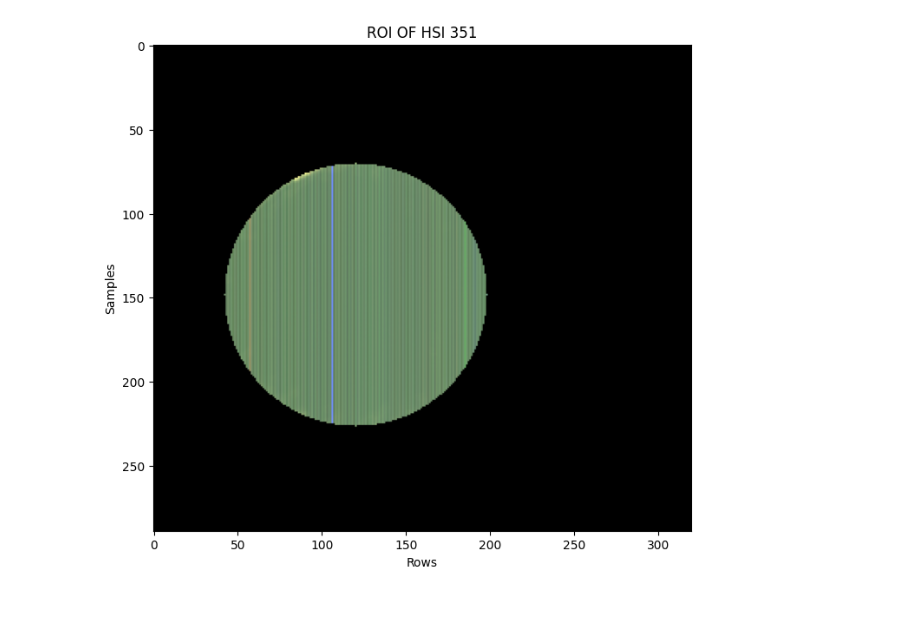
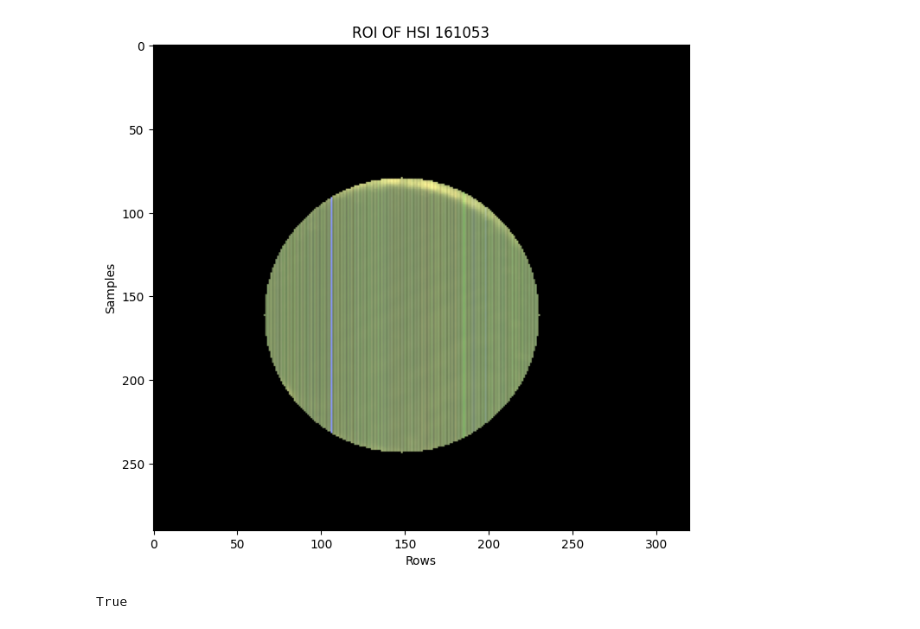
Before and after one commit to gabisilvas/IC_2025, a Jupyter notebook: Ic2025/notebooks/ler_imagem.ipynb, the cells around one changed output. Drawn from its saved outputs; the diff is of its cells as text; code cells hidden in the pictures.

```diff
--- a/Ic2025/notebooks/ler_imagem.ipynb
+++ b/Ic2025/notebooks/ler_imagem.ipynb
@@ -4,39 +4,41 @@ import cv2
 import numpy as np
 import matplotlib.pyplot as plt
 
-caminho =  r"C:\Users\LucAA\Documents\GitHub\IC_2025\Ic2025\data_processed\351_1_240506-160920.hdr"
+caminho =  r"C:\Users\LucAA\Documents\GitHub\IC_2025\Ic2025\data_processed\ATCC13_240506-161053.hdr"
 
 img = spectral.open_image(caminho).load()
 rgb = spectral.get_rgb(img,[50,30, 10])
 
 gray = cv2.cvtColor((rgb *255).astype(np.uint8), cv2.COLOR_RGB2GRAY)
 gray = cv2.GaussianBlur(gray,(7,7),2)
 
 circles = cv2.HoughCircles(gray,cv2.HOUGH_GRADIENT,1.2,100,param1=100,param2=30,minRadius=50,maxRadius=200)
 mask = np.zeros(gray.shape,dtype=np.uint8)
 x,y,r= circles[0][0]
 cv2.circle(mask,(int(x),int(y)),int(r),1,thickness=-1)
 
 mask3d = np.repeat(mask[:,:,np.newaxis],img.shape[2],axis=2)
 roi = img * mask3d
 
 roi_rgb = spectral.get_rgb(roi, [50, 30, 10])
 roi_rgb_norm = roi_rgb / roi_rgb.max()
 
 altura, largura, n_bandas = img.shape
 img_array = img
 
 n_amostras = altura * largura
 
 # Transformar a imagem em matriz 2D (pixels x bandas)
 espectros_matriz = img.reshape(n_amostras, n_bandas)
 
 media_total = espectros_matriz.mean()
 plt.figure(figsize=(8, 8))
 plt.imshow(roi_rgb_norm)
-plt.title("ROI OF HSI 351")
+plt.title("ROI OF HSI 161053")
 plt.xlabel("Rows")
 plt.ylabel("Samples")
 plt.show()
+cv2.imwrite("roi_rgb_norm.png", (roi_rgb_norm * 255).astype(np.uint8))
 # %% [output]
-[figure, old version]
+[figure, new version]
+True
```
Also changed, not shown: parts of 2 cells of this notebook, 6 other files.
